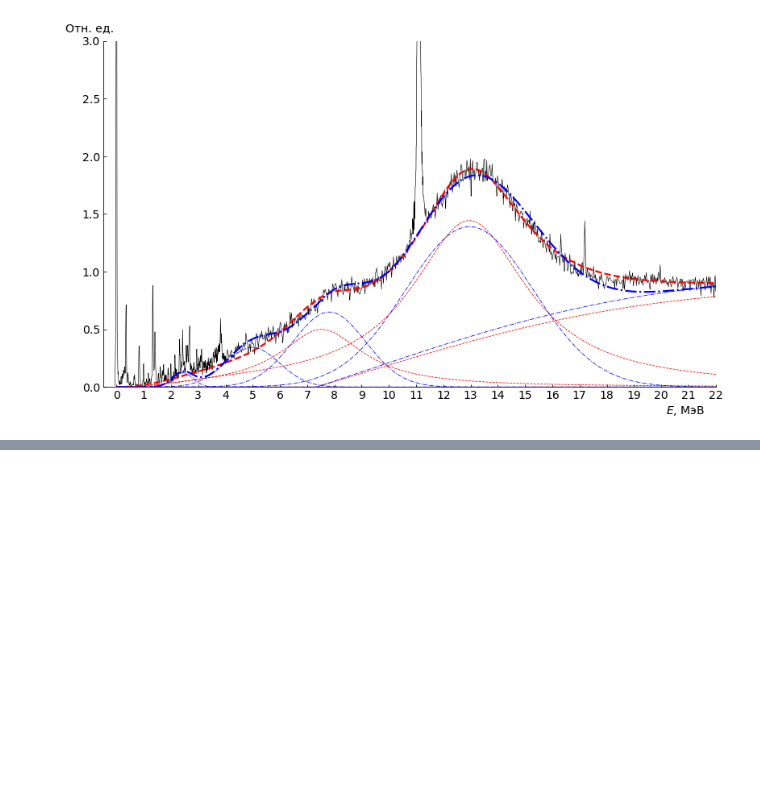
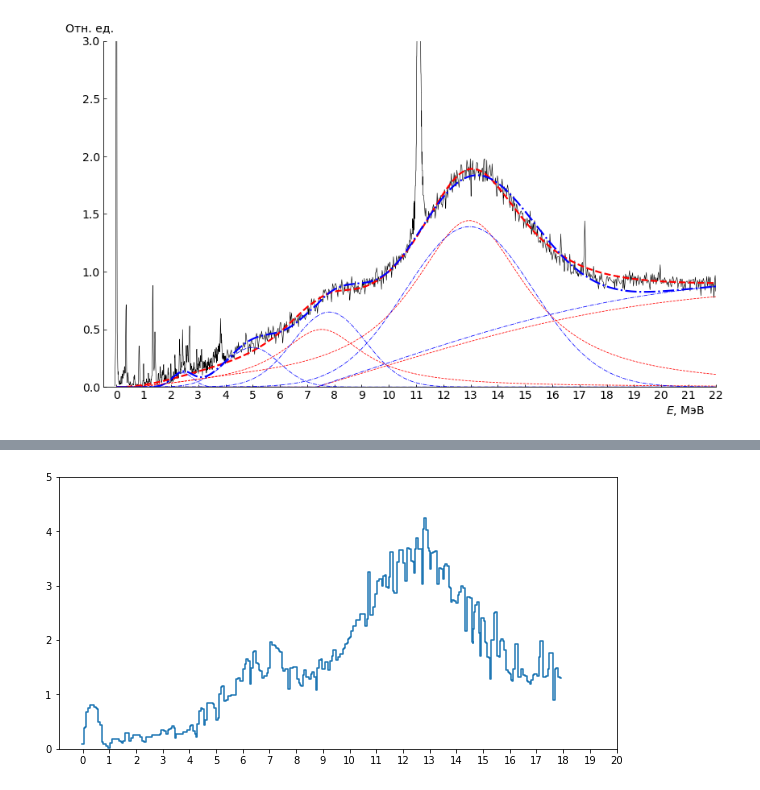
Before and after one commit to Almaz93/neutrino, a Jupyter notebook: double_beta_decay/Almaz's work/calculation/decomposition-Mo100-3.ipynb, the cells around one changed output, grey strips where cells are left out. Cells and saved outputs as stored; diff of their text form; code cells hidden in the pictures; blank space fills up the shorter version.

```diff
--- a/double_beta_decay/Almaz's work/calculation/decomposition-Mo100-3.ipynb
+++ b/double_beta_decay/Almaz's work/calculation/decomposition-Mo100-3.ipynb
@@ -1222,0 +1265,14 @@ plt.show()
+# %%
+data1985 = pd.read_csv('../B(GT) peaks processing/recognition/Mo98/bgt 1985.csv',
+                      sep=';', decimal=',', names=['x', 'y'])
+#data1985['x'] = -data1985['x'] + 120
+
+plt.figure(figsize=(10,5))
+plt.step(data1985['x'].values, data1985['y'].values, )
+plt.plot(data_to_fit_x, PR1_GTR_BW, 'red', label='S(E) BW', ls='--', linewidth=0.8)
+plt.plot(data_to_fit_x, PR123_GTR_3G, 'blue', label='S(E) 3G', ls='--', linewidth=0.8)
+#plt.xticks(np.arange(0,21,1))
+plt.ylim(0,5)
+plt.show()
+# %% [output]
+[figure, added]
```
Also changed, not shown: parts of 4 cells of this notebook, 10 other files.
